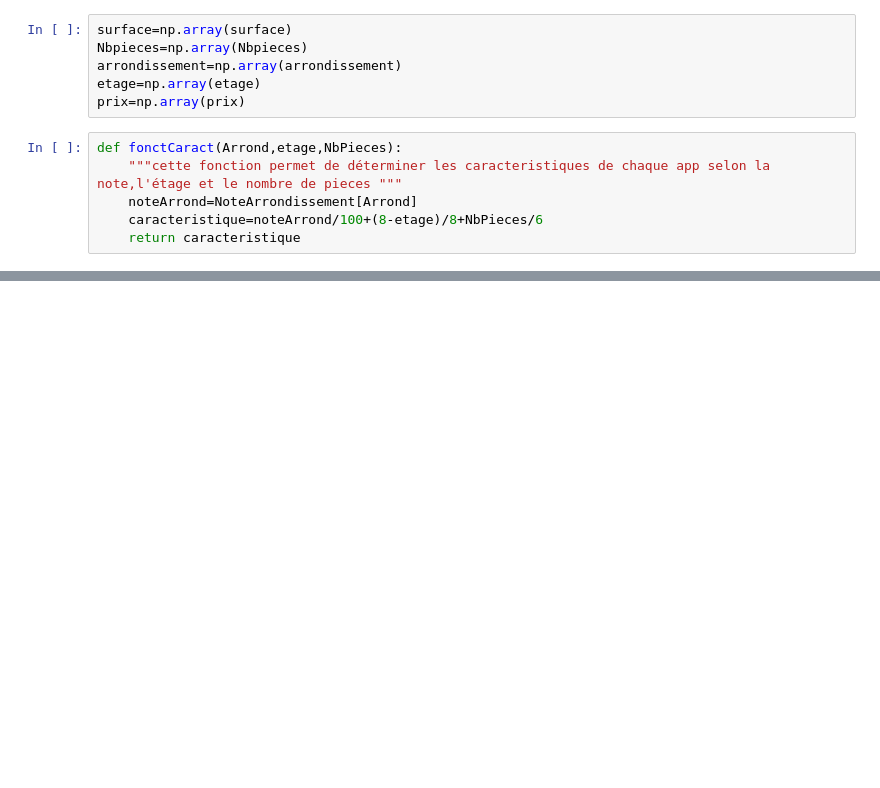
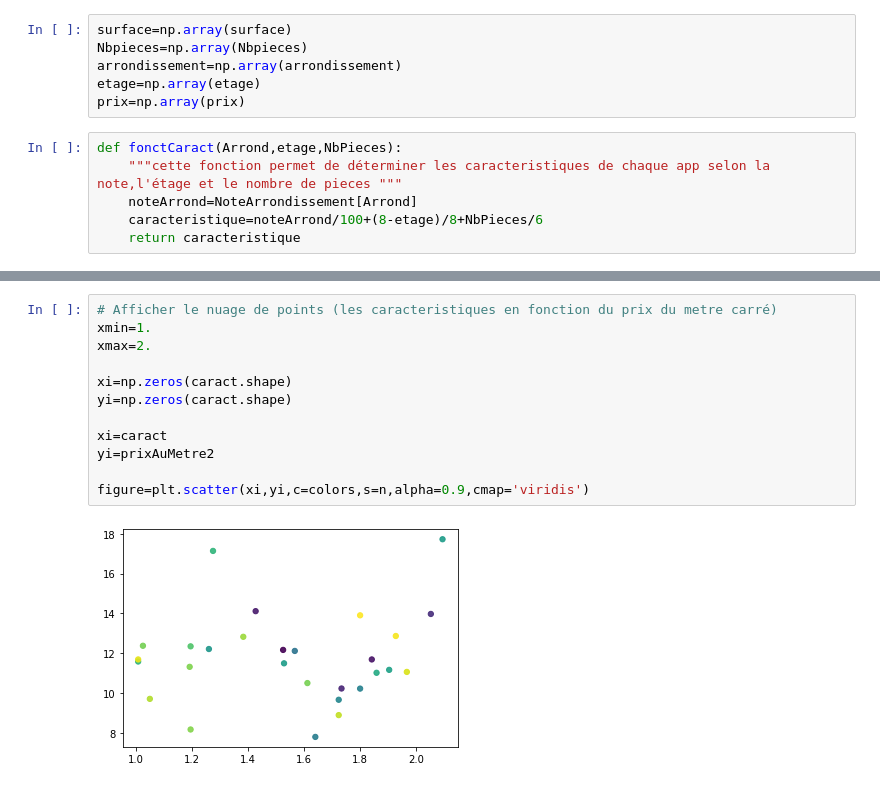
Before and after one commit to Azrarag/apartment-price-predection, a Jupyter notebook: Untitled2.ipynb, the cells around one changed output, grey strips where cells are left out. Drawn from its saved outputs; the diff is of its cells as text; blank space fills up the shorter version.

```diff
--- a/Untitled2.ipynb
+++ b/Untitled2.ipynb
@@ -124,0 +139,14 @@ print(caract)
+# %%
+# Afficher le nuage de points (les caracteristiques en fonction du prix du metre carré)
+xmin=1.
+xmax=2.
+
+xi=np.zeros(caract.shape)
+yi=np.zeros(caract.shape)
+
+xi=caract
+yi=prixAuMetre2
+
+figure=plt.scatter(xi,yi,c=colors,s=n,alpha=0.9,cmap='viridis')
+# %% [output]
+[figure, added]
```
Also changed, not shown: parts of 6 cells of this notebook.
